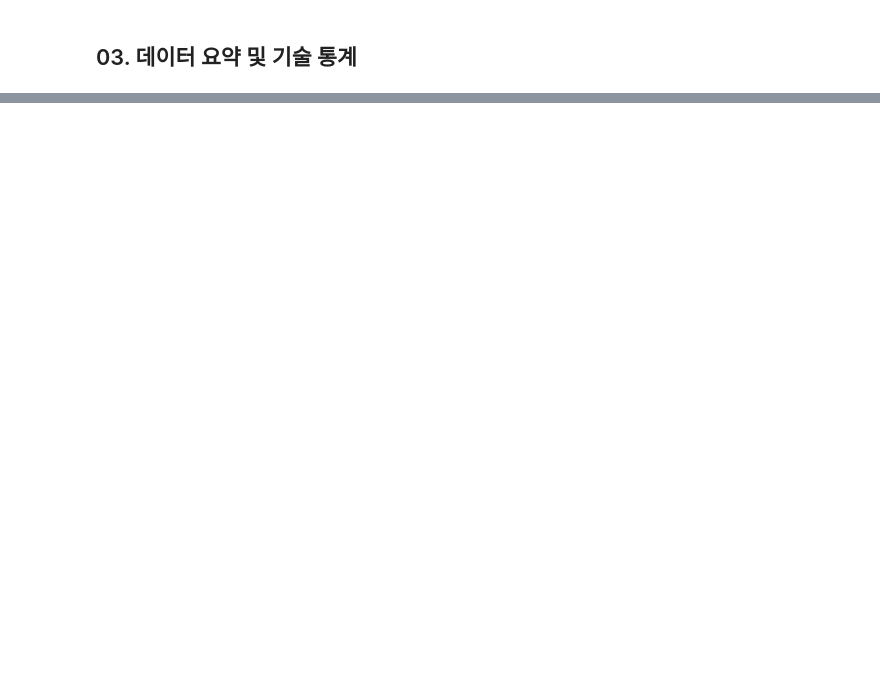
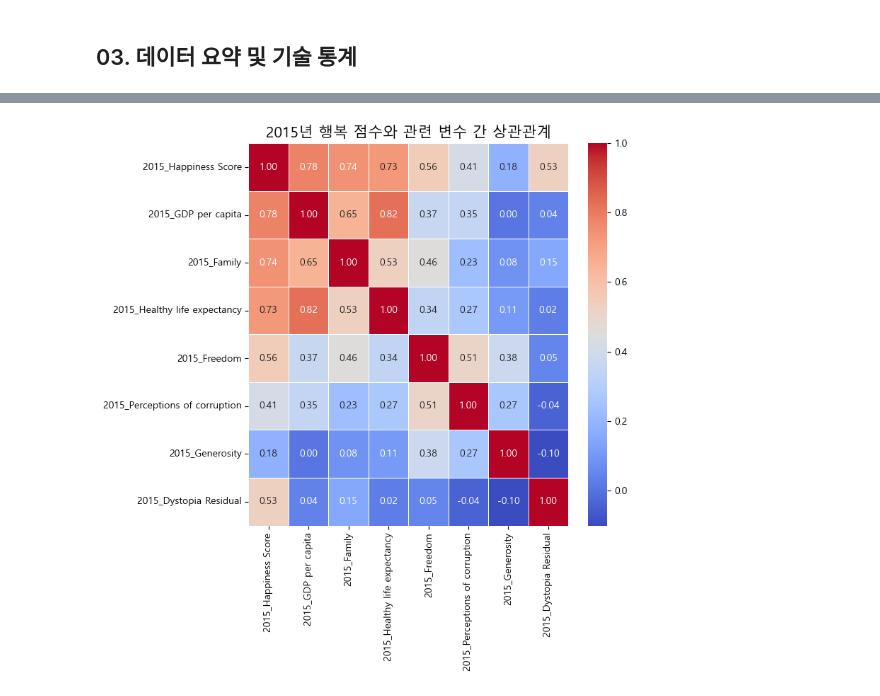
Before and after one commit to skn-ai14-250409/SKN14-EDA-3Team, a Jupyter notebook: LeeWonjeehui/happiness.ipynb, the cells around one changed output, grey strips where cells are left out. Drawn from its saved outputs; the diff is of its cells as text; code cells hidden in the pictures; blank space fills up the shorter version.

```diff
--- a/LeeWonjeehui/happiness.ipynb
+++ b/LeeWonjeehui/happiness.ipynb
@@ -301,0 +374,23 @@ plt.show()
+# %%
+import seaborn as sns
+import matplotlib.pyplot as plt
+
+# 2015년 주요 수치형 변수명 리스트 (컬럼이름에 맞게 수정)
+cols_2015 = [
+    '2015_Happiness Score',
+    '2015_GDP per capita',
+    '2015_Family',
+    '2015_Healthy life expectancy',
+    '2015_Freedom',
+    '2015_Perceptions of corruption',
+    '2015_Generosity',
+    '2015_Dystopia Residual'
+]
+
+plt.figure(figsize=(8, 8))
+sns.heatmap(df_merge[cols_2015].corr(), annot=True, fmt='.2f', cmap='coolwarm', linewidths=0.5)
+plt.title('2015년 행복 점수와 관련 변수 간 상관관계', fontsize=15)
+plt.tight_layout()
+plt.show()
+# %% [output]
+[figure, added]
```
Also changed, not shown: parts of 47 cells of this notebook, 2 other files.
